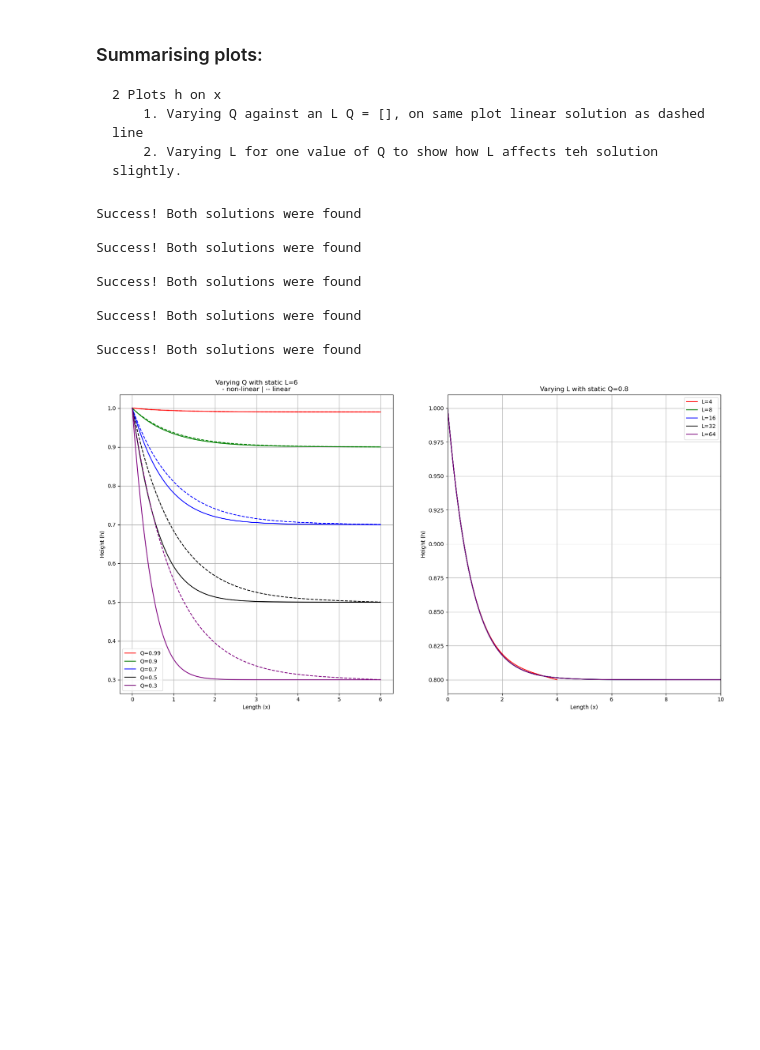
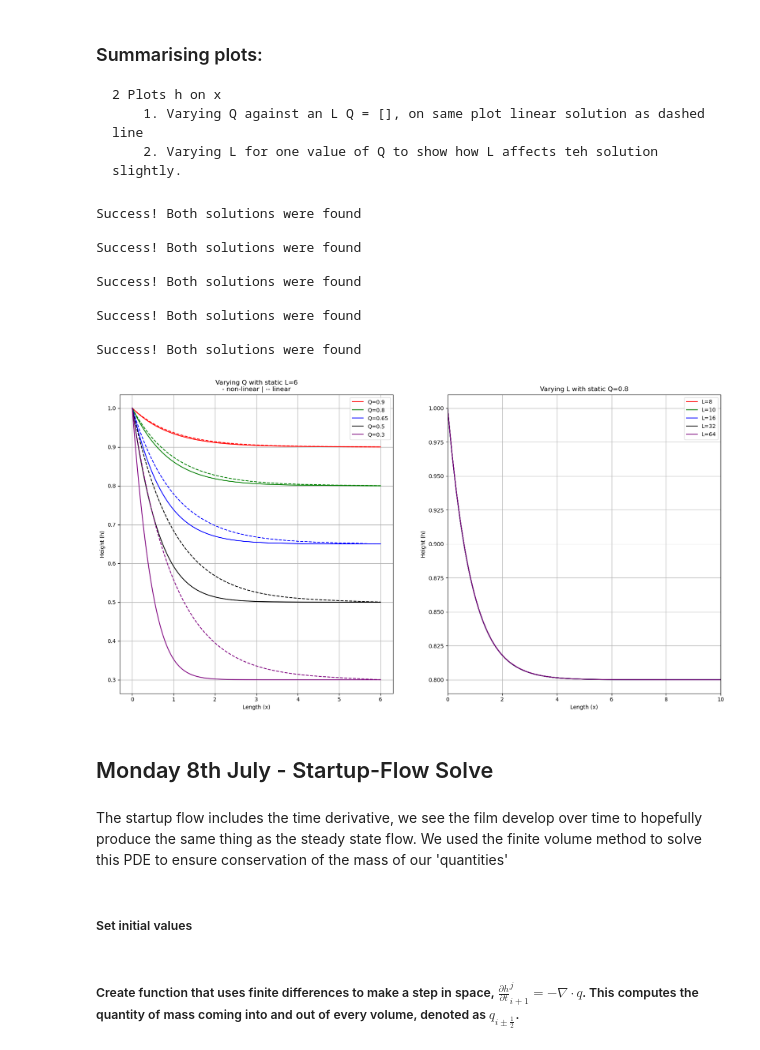
Before and after one commit to jrobo-gith/Independent-project-code, a Jupyter notebook: newtonian-thin-film-solve/collection.ipynb, the cells around one changed output. Saved outputs shown, nothing was run; the diff lists cells and outputs as text; code cells hidden in the pictures; blank space fills up the shorter version.

```diff
--- a/newtonian-thin-film-solve/collection.ipynb
+++ b/newtonian-thin-film-solve/collection.ipynb
@@ -46,7 +46,7 @@ h_0 = 1.0
 # %%
 def ODE(x, y, a, Q=Q):
     """
-    Split ODE into three first order ODEs, returns the derivative of the vector y linking the ODEs.
+    Split ODE into three first order ODEs, returns the derivative of the vector y linking the ODEs. Variable 'a' represents the non-linearity in the model, when set to 0, there is no non-linearity.
     """
     dy_3 = (Q-y[0])/(y[0]**a)
     return np.array([y[1], y[2], dy_3])
@@ -112,8 +112,8 @@ for i in range(rows):
 static_L = 6
 static_Q = 0.8
 
-Q = [0.99, 0.9, 0.7, 0.5, 0.3]
-L = [4, 8, 16, 32, 64]
+Q = [0.9, 0.8, 0.65, 0.5, 0.3]
+L = [8, 10, 16, 32, 64]
 
 colors = ['red', 'green', 'blue', 'black', 'purple']
 
@@ -142,32 +142,38 @@ for i in range(len(Q)):
     else:
         print(f"Success! Both solutions were found\n")
 
 axes[0].set_title(f"Varying Q with static L={static_L}\n- non-linear | -- linear")
 axes[1].set_title(f'Varying L with static Q={static_Q}')
 
 axes[0].legend()
 axes[1].legend()
 
 axes[0].grid()
 axes[1].grid()
 
 axes[1].set_xlim(0, 10)
 
 axes[0].set_xlabel('Length (x)')
 axes[0].set_ylabel('Height (h)')
 
 axes[1].set_xlabel('Length (x)')
 axes[1].set_ylabel('Height (h)')
 
-fig.savefig('/Users/jackroberts/Documents/PMSC/IndProj/Master/texts/results/figures/steady-state-newtonian-no-disjoining-pressure.png', bbox_inches='tight')
+# fig.savefig('/Users/jackroberts/Documents/PMSC/IndProj/Master/texts/results/figures/steady-state-newtonian-no-disjoining-pressure.png', bbox_inches='tight')
 # %% [output]
 Success! Both solutions were found
 
 Success! Both solutions were found
 
 Success! Both solutions were found
 
 Success! Both solutions were found
 
 Success! Both solutions were found
-[figure, old version]
+[figure, new version]
+# %% [markdown]
+## Monday 8th July - Startup-Flow Solve
+# %% [markdown]
+The startup flow includes the time derivative, we see the film develop over time to hopefully produce the same thing as the steady state flow. We used the finite volume method to solve this PDE to ensure conservation of the mass of our 'quantities'
+# %% [markdown]
+##### Set initial values
@@ -173,0 +193,2 @@ Success! Both solutions were found
+# %% [markdown]
+##### Create function that uses finite differences to make a step in space, $\frac{\partial h}{\partial t}^j_{i+1} = -\nabla \cdot q$. This computes the quantity of mass coming into and out of every volume, denoted as $q_{i\pm\frac{1}{2}}$.
```
Also changed, not shown: parts of 14 cells of this notebook, 2 other files.
